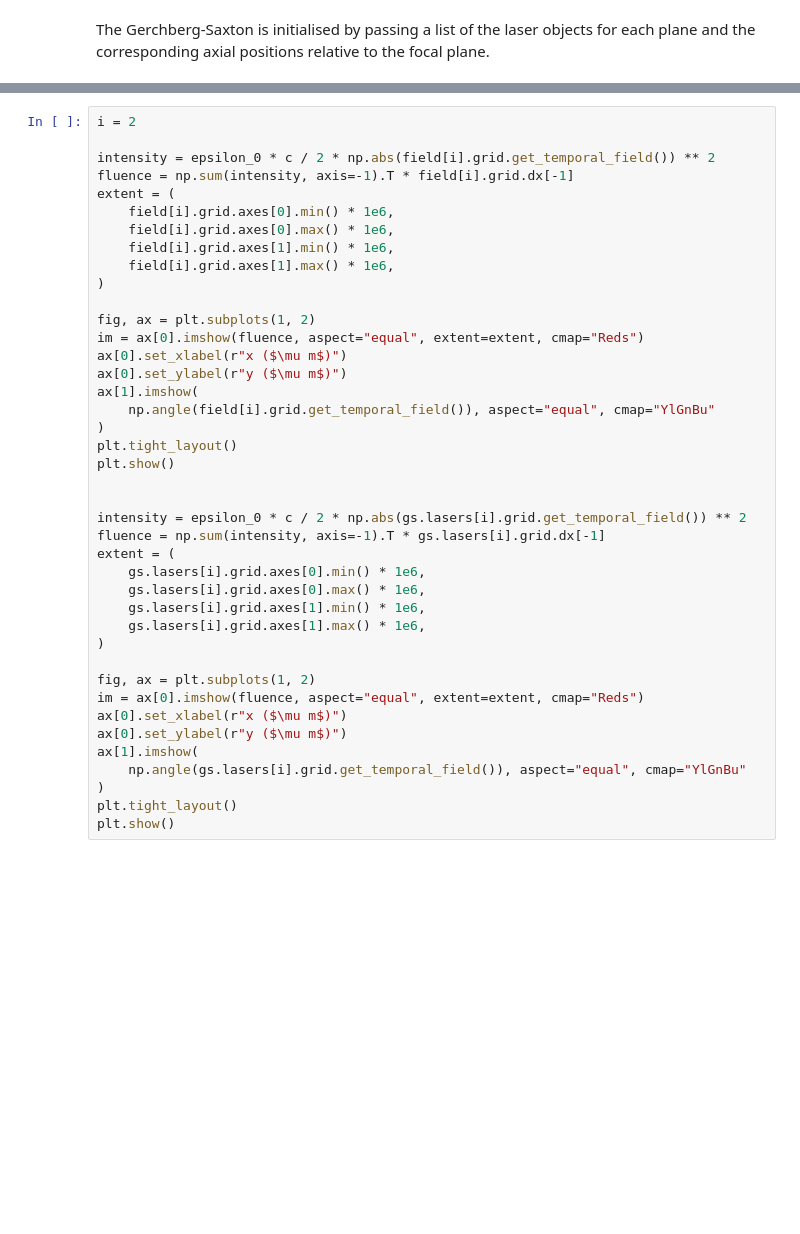
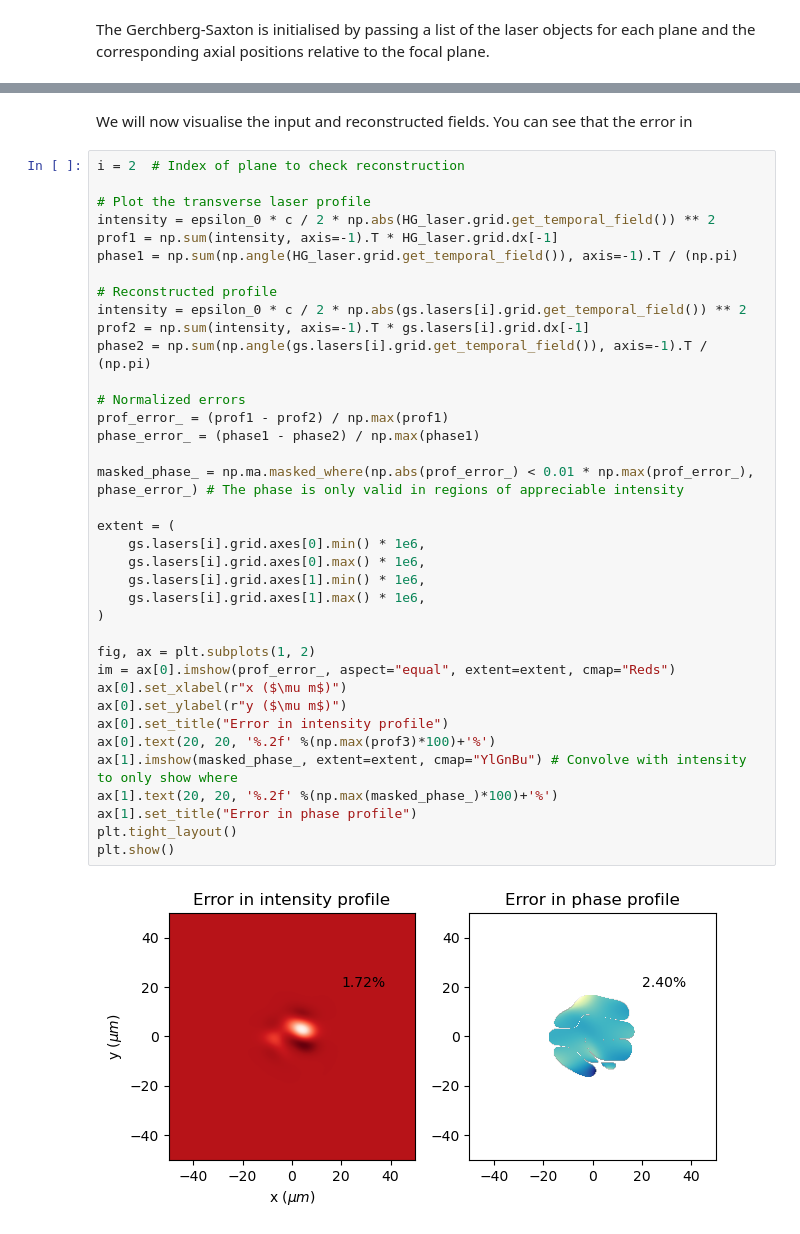
Before and after one commit to LASY-org/lasy, a Jupyter notebook: docs/source/tutorials/gerchberg_saxton_retrieval.ipynb, the cells around one changed output, grey strips where cells are left out. Drawn from its saved outputs; the diff is of its cells as text; blank space fills up the shorter version.

```diff
--- a/docs/source/tutorials/gerchberg_saxton_retrieval.ipynb
+++ b/docs/source/tutorials/gerchberg_saxton_retrieval.ipynb
@@ -206,44 +263,44 @@ chi2, chi2Grad = gs.retrieve_phase()
+# %% [markdown]
+We will now visualise the input and reconstructed fields. You can see that the error in
 # %%
-i = 2
+i = 2  # Index of plane to check reconstruction
 
-intensity = epsilon_0 * c / 2 * np.abs(field[i].grid.get_temporal_field()) ** 2
-fluence = np.sum(intensity, axis=-1).T * field[i].grid.dx[-1]
-extent = (
-    field[i].grid.axes[0].min() * 1e6,
-    field[i].grid.axes[0].max() * 1e6,
-    field[i].grid.axes[1].min() * 1e6,
-    field[i].grid.axes[1].max() * 1e6,
-)
+# Plot the transverse laser profile
+intensity = epsilon_0 * c / 2 * np.abs(HG_laser.grid.get_temporal_field()) ** 2
+prof1 = np.sum(intensity, axis=-1).T * HG_laser.grid.dx[-1]
+phase1 = np.sum(np.angle(HG_laser.grid.get_temporal_field()), axis=-1).T / (np.pi)
 
-fig, ax = plt.subplots(1, 2)
-im = ax[0].imshow(fluence, aspect="equal", extent=extent, cmap="Reds")
-ax[0].set_xlabel(r"x ($\mu m$)")
-ax[0].set_ylabel(r"y ($\mu m$)")
-ax[1].imshow(
-    np.angle(field[i].grid.get_temporal_field()), aspect="equal", cmap="YlGnBu"
-)
-plt.tight_layout()
-plt.show()
+# Reconstructed profile
+intensity = epsilon_0 * c / 2 * np.abs(gs.lasers[i].grid.get_temporal_field()) ** 2
+prof2 = np.sum(intensity, axis=-1).T * gs.lasers[i].grid.dx[-1]
+phase2 = np.sum(np.angle(gs.lasers[i].grid.get_temporal_field()), axis=-1).T / (np.pi)
 
+# Normalized errors
+prof_error_ = (prof1 - prof2) / np.max(prof1)
+phase_error_ = (phase1 - phase2) / np.max(phase1)
 
-intensity = epsilon_0 * c / 2 * np.abs(gs.lasers[i].grid.get_temporal_field()) ** 2
-fluence = np.sum(intensity, axis=-1).T * gs.lasers[i].grid.dx[-1]
+masked_phase_ = np.ma.masked_where(np.abs(prof_error_) < 0.01 * np.max(prof_error_), phase_error_) # The phase is only valid in regions of appreciable intensity
+
 extent = (
     gs.lasers[i].grid.axes[0].min() * 1e6,
     gs.lasers[i].grid.axes[0].max() * 1e6,
     gs.lasers[i].grid.axes[1].min() * 1e6,
     gs.lasers[i].grid.axes[1].max() * 1e6,
 )
 
 fig, ax = plt.subplots(1, 2)
-im = ax[0].imshow(fluence, aspect="equal", extent=extent, cmap="Reds")
+im = ax[0].imshow(prof_error_, aspect="equal", extent=extent, cmap="Reds")
 ax[0].set_xlabel(r"x ($\mu m$)")
 ax[0].set_ylabel(r"y ($\mu m$)")
-ax[1].imshow(
-    np.angle(gs.lasers[i].grid.get_temporal_field()), aspect="equal", cmap="YlGnBu"
-)
+ax[0].set_title("Error in intensity profile")
+ax[0].text(20, 20, '%.2f' %(np.max(prof3)*100)+'%')
+ax[1].imshow(masked_phase_, extent=extent, cmap="YlGnBu") # Convolve with intensity to only show where
+ax[1].text(20, 20, '%.2f' %(np.max(masked_phase_)*100)+'%')
+ax[1].set_title("Error in phase profile")
 plt.tight_layout()
 plt.show()
+# %% [output]
+[figure, added]
 # %%
 # Plot training and validation log MSE with 10^x format for the y-axis
 def plot_log_mse(chi2, chi2Grad):
```
Also changed, not shown: parts of 8 cells of this notebook, 1 other file.
